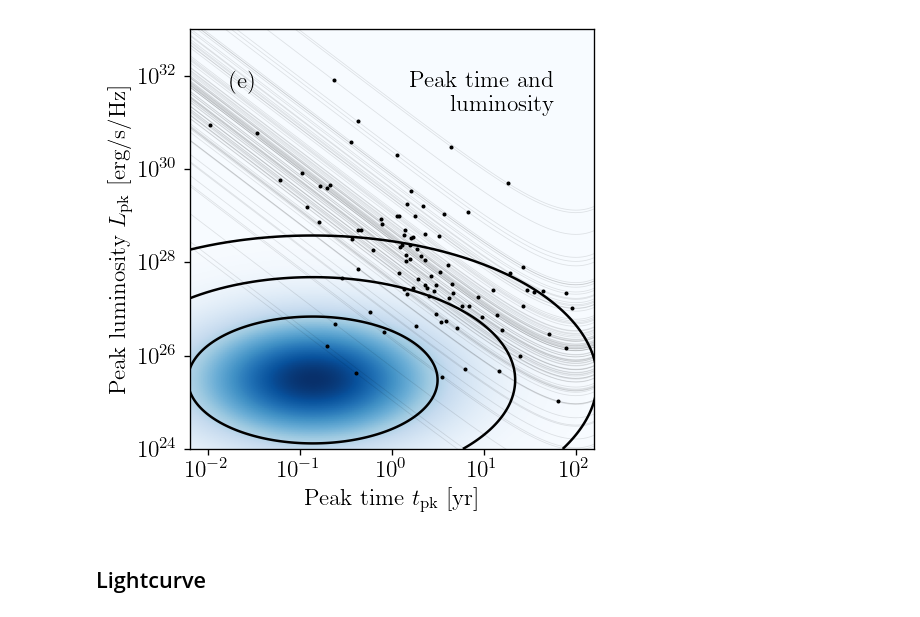
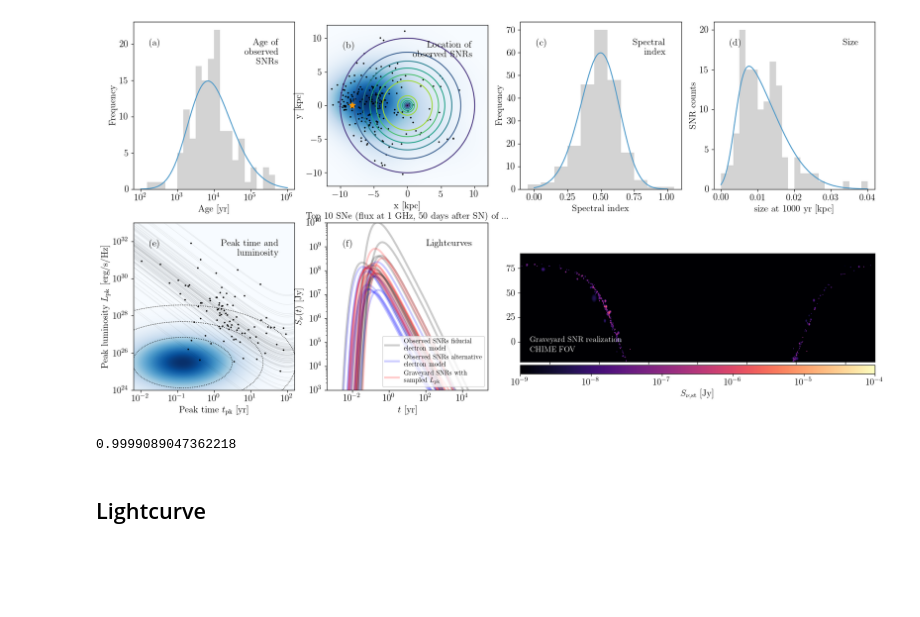
Before and after one commit to yitiansun/axion-mirror, a Jupyter notebook: notebooks/plot_snr.ipynb, the cells around one changed output. Cells and saved outputs as stored; diff of their text form; code cells hidden in the pictures; blank space fills up the shorter version.

```diff
--- a/notebooks/plot_snr.ipynb
+++ b/notebooks/plot_snr.ipynb
@@ -100,7 +100,7 @@ zs = np.load(f'{wdir}/CHIME-nnu10-nra1-ndec1/snr-graveyard/snr-graveyard-inu6-ir
 fig = plt.figure(figsize=(20, 10))
 gs = mpl.gridspec.GridSpec(nrows=2, ncols=4)
 
-show_str = 'e'
+show_str = 'abcdefg'
 blue = cms['Blues'](0.6)
 
 if 'a' in show_str:
@@ -155,7 +155,7 @@ if 'd' in show_str:
 if 'e' in show_str:
     ax = fig.add_subplot(gs[1, 0])
     ax.imshow(np.flipud(pLt), cmap='Blues', extent=(-3, 3, 24, 36), vmin=0, vmax=np.max(pLt), aspect='auto')
-    ax.contour(lt_arr, lL_arr, pLt, levels=[1-0.9973, 1-0.95, 1-0.68], colors='k')
+    ax.contour(lt_arr, lL_arr, pLt, levels=[1-0.9973, 1-0.95, 1-0.68], colors='k', linewidths=1, linestyles=':')
     ax.scatter(np.log10(t_pk_arr), np.log10(L_pk_arr), s=2, c='k', alpha=1)
     for snr in fi_snr_list_s0:
         ax.plot(lt_arr, lL(snr, lt_arr), lw=0.5, alpha=0.1, color='k')
@@ -175,34 +175,40 @@ if 'f' in show_str:
     for i, snr in enumerate(best_snrs(ob_list, 10)):
         label = 'Observed SNRs fiducial\nelectron model'
         ax.plot(t_plot, snr.Snu_t(nu_ref, t_plot), color='k', alpha=0.2, lw=3, label=(label if i==0 else None))
 
     ob_list_ti1 = load_snr_list(f"../outputs/snr/fullinfo_samples_ti1/fullinfo_{i_sample}.json") \
                 + load_snr_list(f"../outputs/snr/partialinfo_samples_ti1/partialinfo_{i_sample}.json")
     for i, snr in enumerate(best_snrs(ob_list_ti1, 10)):
         label = 'Observed SNRs alternative\nelectron model'
         ax.plot(t_plot, snr.Snu_t(nu_ref, t_plot), color='b', alpha=0.2, lw=3, label=(label if i==0 else None))
 
     gy_list = load_snr_list(f"../outputs/snr/graveyard_samples/graveyard_{i_sample}.json")
     for i, snr in enumerate(best_snrs(gy_list, 10)):
         label = 'Graveyard SNRs with \nsampled ' + r'$L_\mathrm{pk}$'
         ax.plot(t_plot, snr.Snu_t(nu_ref, t_plot), color='r', alpha=0.2, lw=3, label=(label if i==0 else None))
     ax.set(xscale='log', yscale='log')
     ax.set(xlabel=r"$t$ [yr]", ylabel=r"$S_{\nu}(t)$ [Jy]", title='Top 10 SNe (flux at 1 GHz, 50 days after SN) of ...')
     ax.set(ylim=(1e3, 1e10))
     ax.legend(fontsize=10, loc='lower right')
     ax.text(0.1, 0.9, '(f)', ha='left', va='top', transform=ax.transAxes, fontsize=14)
     ax.text(0.9, 0.9, 'Lightcurves', ha='right', va='top', transform=ax.transAxes, fontsize=14)
 
 if 'g' in show_str:
     ax = fig.add_subplot(gs[1, 2:4])
     im = ax.imshow(np.flipud(np.log10(np.clip(zs[0], 1e-9, None))), extent=(180, -180, -20, 90), vmin=-9, vmax=-4, cmap='magma')
     ax.text(170, -0, f'Graveyard SNR realization', color='white', fontsize=12)
     ax.text(170, -10, 'CHIME FOV', color='white', fontsize=12)
     cbar = fig.colorbar(im, ax=ax, orientation='horizontal', aspect=40, label=r'$S_{\nu,\mathrm{st}}$ [Jy]', pad=0.02)
     cbar.ax.set_xticks(np.arange(-9, -4+1))
     cbar.ax.set_xticklabels([r'$10^{%d}$' % i for i in np.arange(-9, -4+1)]);
+
+plt.savefig('snr.pdf', bbox_inches='tight')
 # %% [output]
-[figure, old version]
+[figure, new version]
+# %%
+np.max(pLt)
+# %% [output]
+0.9999089047362218
 # %% [markdown]
 ## Lightcurve
 # %%
```
Also changed, not shown: 4 other files.
